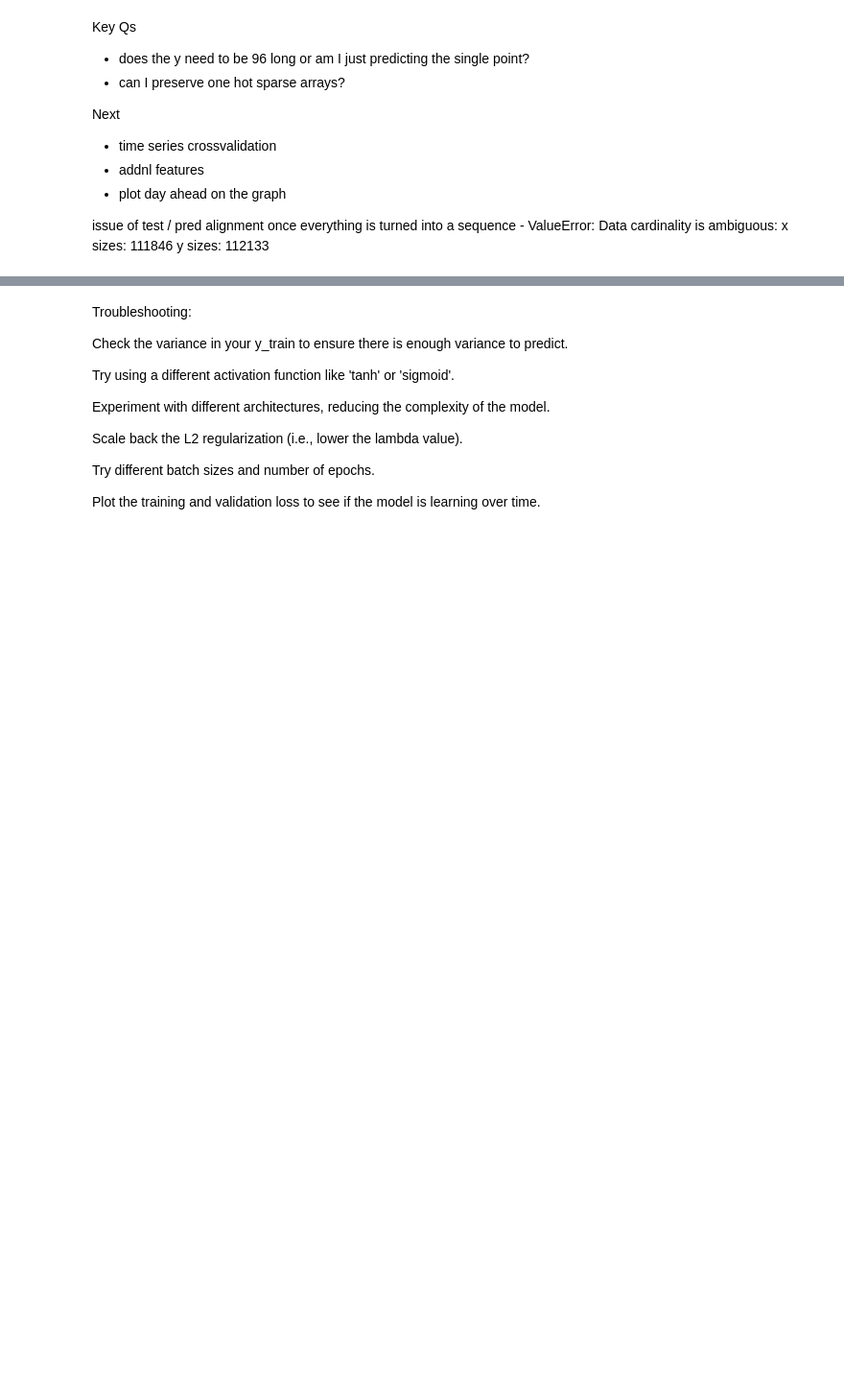
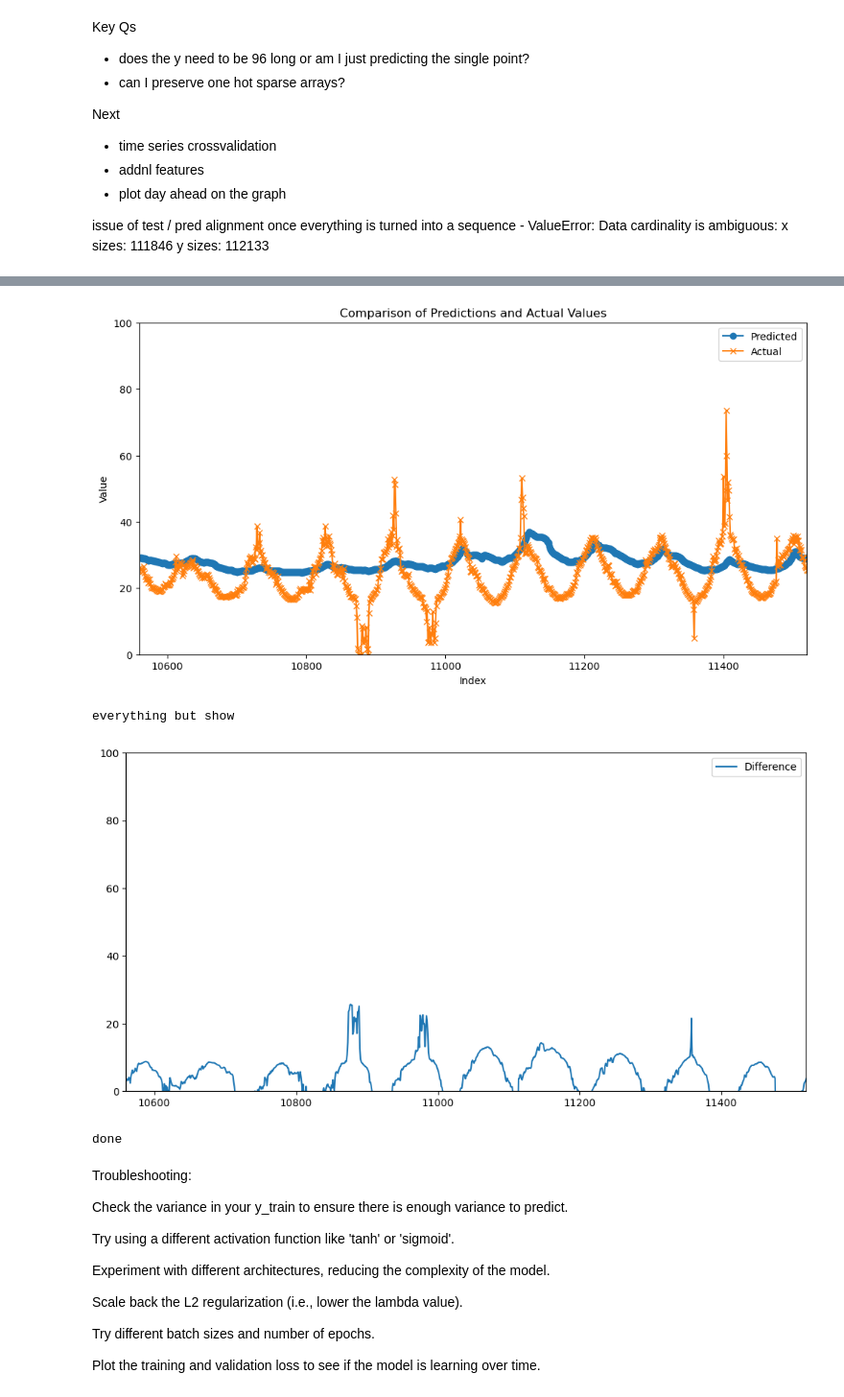
Before and after one commit to les-g-a/FinalProject_1.C01, a Jupyter notebook: DAMvsRTMLSTM.ipynb, the cells around one changed output, grey strips where cells are left out. Shown at 96% size. Cells and saved outputs as stored; diff of their text form; code cells hidden in the pictures; blank space fills up the shorter version.

Commit message:
model to .py, runner

```diff
--- a/DAMvsRTMLSTM.ipynb
+++ b/DAMvsRTMLSTM.ipynb
@@ -113,0 +237,7 @@ Name: Settlement Point Price_RTM_lagged, Length: 140287, dtype: float64
+# %%
+
+X_continuous = df[['DAM', 'RTMlag', 'load_fc', 'load_diff']].values
+# Categorical features
+enc = OneHotEncoder(handle_unknown='ignore')
+X_categorical = df[['Day', 'Month', 'Year', 'Hour', 'Minute']]
+X_categorical = enc.fit_transform(X_categorical).toarray()
@@ -398,6 +515,6 @@ plt.show()
 predictions = BiLSTM_3layers.predict(X_test_encoded)
 predictions = Yscaler.inverse_transform(predictions)
 predictions = predictions.reshape(-1)
-predictions
-y_test_nonscale = Yscaler.inverse_transform(y_test)
+predictions.reshape(-1)
+y_test_nonscale = Yscaler.inverse_transform(y_test).reshape(-1)
 # %% [output]
@@ -414,6 +526,6 @@ print(y_test.shape)
 # cut off the first of the tests
 print(predictions.shape)
 print(y_test_nonscale.shape)
-y_test_nonscale = y_test_nonscale[287:]
+y_test_nonscale = y_test_nonscale[lookback+forecast-1:]
 print('new shape'+str(y_test_nonscale.shape))
 # %% [output]
@@ -442,3 +540,68 @@ KeyboardInterrupt:
+# %%
+# Define function to compare and plot model predictions from actual values
+# Allow to zoom into a certain interval on the x axis
+
+def plot_comparison(predictions, actual, startx=None, endx=None, starty=None, endy=None):
+    """
+    Plot the predicted vs actual values with an optional x-axis limit.
+
+    Parameters:
+        predictions (array-like): The predicted values.
+        actual (array-like): The actual values.
+        start (int, optional): Start index for x-axis limit.
+        end (int, optional): End index for x-axis limit.
+    """
+    plt.figure(figsize=(12, 6))
+    plt.plot(predictions, label='Predicted', marker='o')  # Added markers for better visibility
+    plt.plot(actual, label='Actual', marker='x')  # Added markers for better visibility
+    plt.legend()
+
+    # Set x-axis limits if specified
+    if startx is not None or endx is not None:
+        plt.xlim(startx, endx)
+
+    # Set y-axis limits if specified
+    if starty is not None or endy is not None:
+        plt.ylim(starty, endy)
+
+    plt.title('Comparison of Predictions and Actual Values')
+    plt.xlabel('Index')
+    plt.ylabel('Value')
+    plt.show()
+
+
+    # Plot the differences between the actual value and the predicted value
+    plt.figure(figsize=(12, 6))
+
+    # Set x-axis limits if specified
+    if startx is not None or endx is not None:
+        plt.xlim(startx, endx)
+
+    # Set y-axis limits if specified
+    if starty is not None or endy is not None:
+        plt.ylim(starty, endy)
+
+    plt.plot(predictions - actual, label='Difference')
+    plt.legend()
+    print('everything but show')
+    plt.show()
+    print('done')
+    return
+
+# Calculate the Mean Absolute Error
+#mae_BiLSTM_3layers = mean_absolute_error(y_test, y_pred_BiLST_3layers)
+#print(f'Mean Absolute Error: {mae_BiLSTM_3layers:.2f}')
+
+# # Calculate the Mean Squared Error
+# mse_BiLSTM_3layers = mean_squared_error(y_test, y_pred_BiLST_3layers)
+# print(f'Mean Squared Error: {mse_BiLSTM_3layers:.2f}')
+# shifted_predictions = np.roll(predictions, 288)
+plot_comparison(predictions, y_test_nonscale, startx=96*110, endx=0+96*120, starty=0, endy=100)
+# %% [output]
+[figure, added]
+everything but show
+[figure, added]
+done
 # %% [markdown]
 Troubleshooting:
 
```
Also changed, not shown: parts of 34 cells of this notebook, 28 other files.
